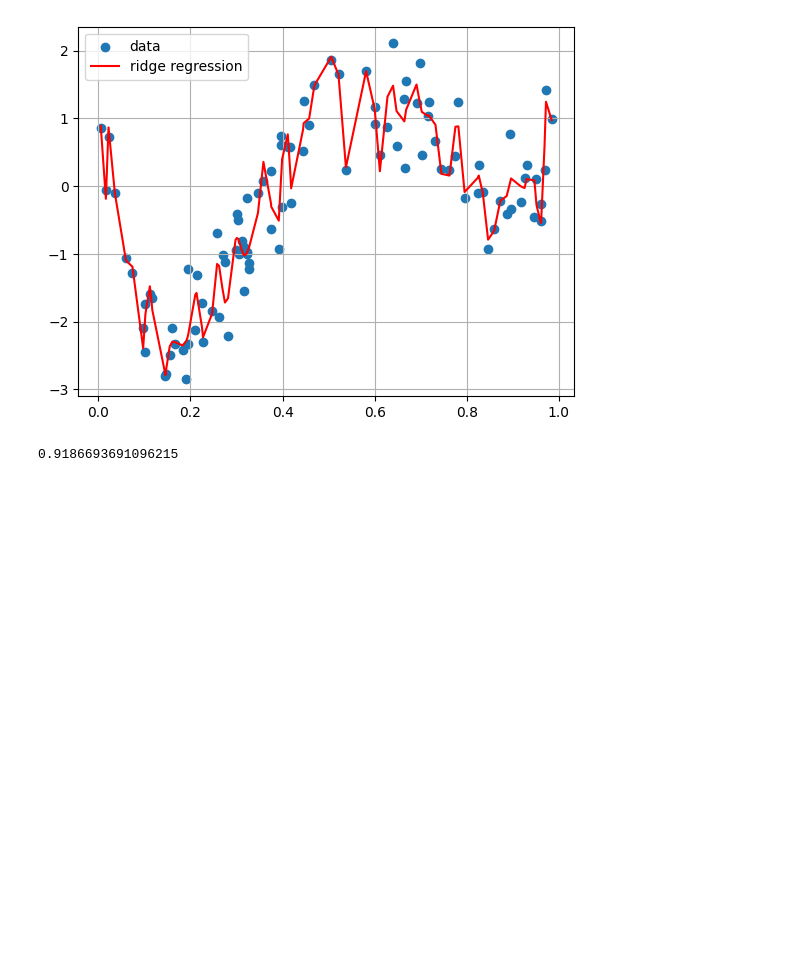
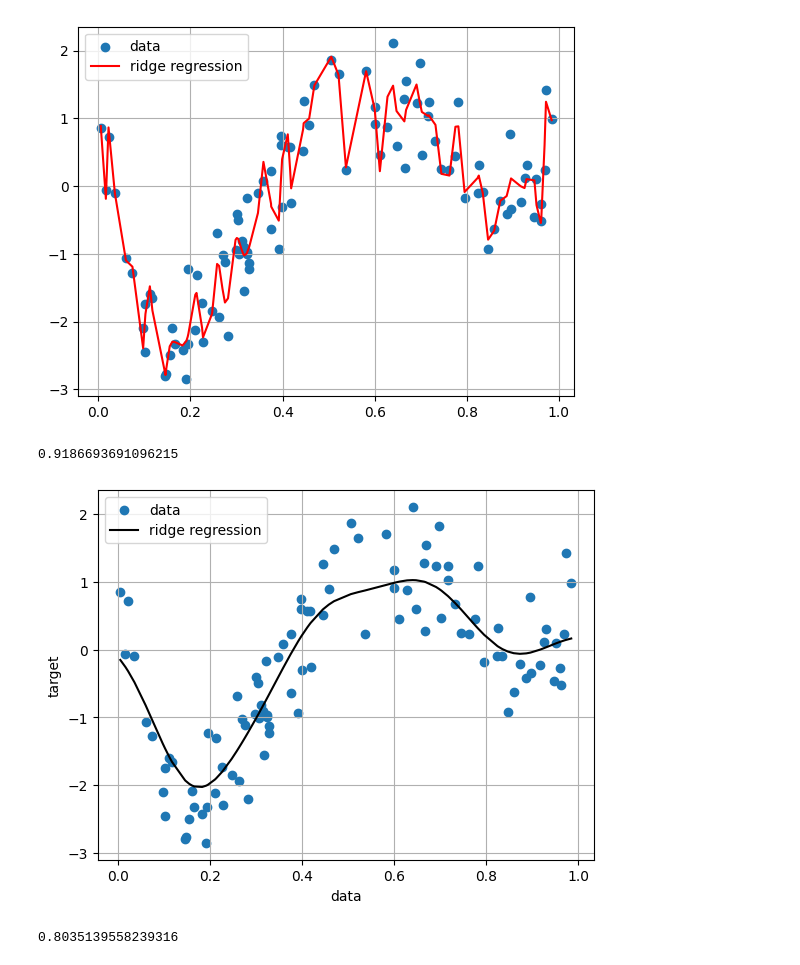
Before and after one commit to Malin502/Liner-Regression, a Jupyter notebook: Non_Linear_Regression_gauss.ipynb, the cells around one changed output. Cells and saved outputs as stored; diff of their text form; code cells hidden in the pictures; blank space fills up the shorter version.

```diff
--- a/Non_Linear_Regression_gauss.ipynb
+++ b/Non_Linear_Regression_gauss.ipynb
@@ -59,3 +59,28 @@ print(clf.score(kx, target))
 # %% [output]
 [figure]
 0.9186693691096215
+# %%
+from sklearn.metrics.pairwise import rbf_kernel
+from sklearn.linear_model import Ridge
+
+#リッジ正則化を用いたモデル
+
+kx = rbf_kernel(X=data, Y=data, gamma=100)
+
+clf = Ridge(alpha=30) #リッジ回帰モデル
+clf.fit(kx, target)
+
+p_ridge = clf.predict(kx)
+
+plt.scatter(data, target,label='data')
+plt.plot(data, p_ridge, color='black', linestyle='-',label='ridge regression')
+plt.ylabel('target')
+plt.xlabel('data')
+plt.legend(loc=2)
+plt.grid()
+plt.show()
+
+print(clf.score(kx, target))
+# %% [output]
+[figure, added]
+0.8035139558239316
```
Also changed, not shown: parts of 1 cell of this notebook.
